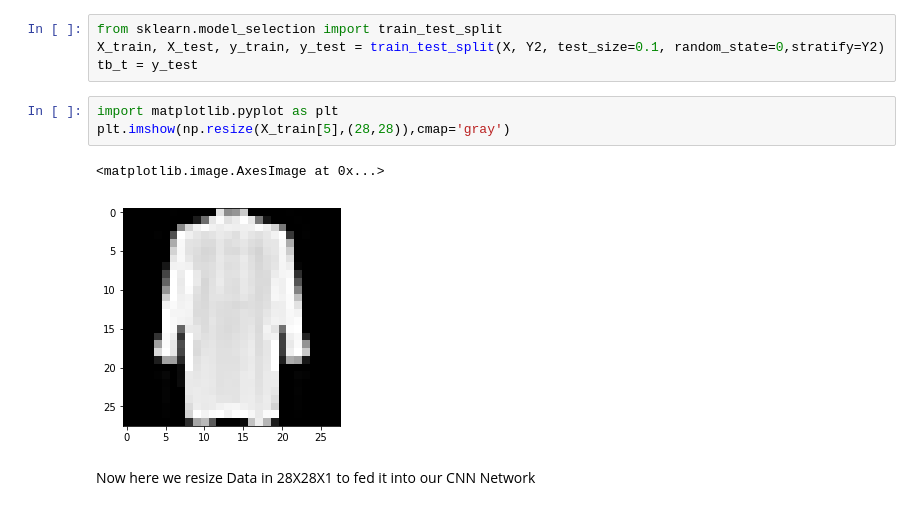
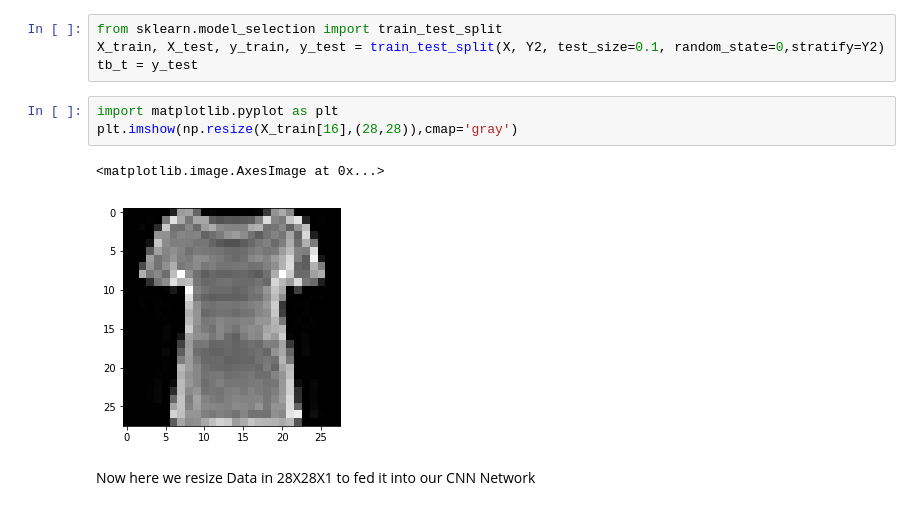
Before and after one commit to Subodhrai898/Midas-internship2, a Jupyter notebook: CV_Problem/cvproblem.ipynb, the cells around one changed output. Drawn from its saved outputs; the diff is of its cells as text.

```diff
--- a/CV_Problem/cvproblem.ipynb
+++ b/CV_Problem/cvproblem.ipynb
@@ -85,10 +85,10 @@ X_train, X_test, y_train, y_test = train_test_split(X, Y2, test_size=0.1, random
 tb_t = y_test
 # %%
 import matplotlib.pyplot as plt
-plt.imshow(np.resize(X_train[5],(28,28)),cmap='gray')
+plt.imshow(np.resize(X_train[16],(28,28)),cmap='gray')
 # %% [output]
 <matplotlib.image.AxesImage at 0x...>
-[figure, old version]
+[figure, new version]
 # %% [markdown]
 Now here we resize Data in 28X28X1 to fed it into our CNN Network
 # %%
```
Also changed, not shown: parts of 10 cells of this notebook.
